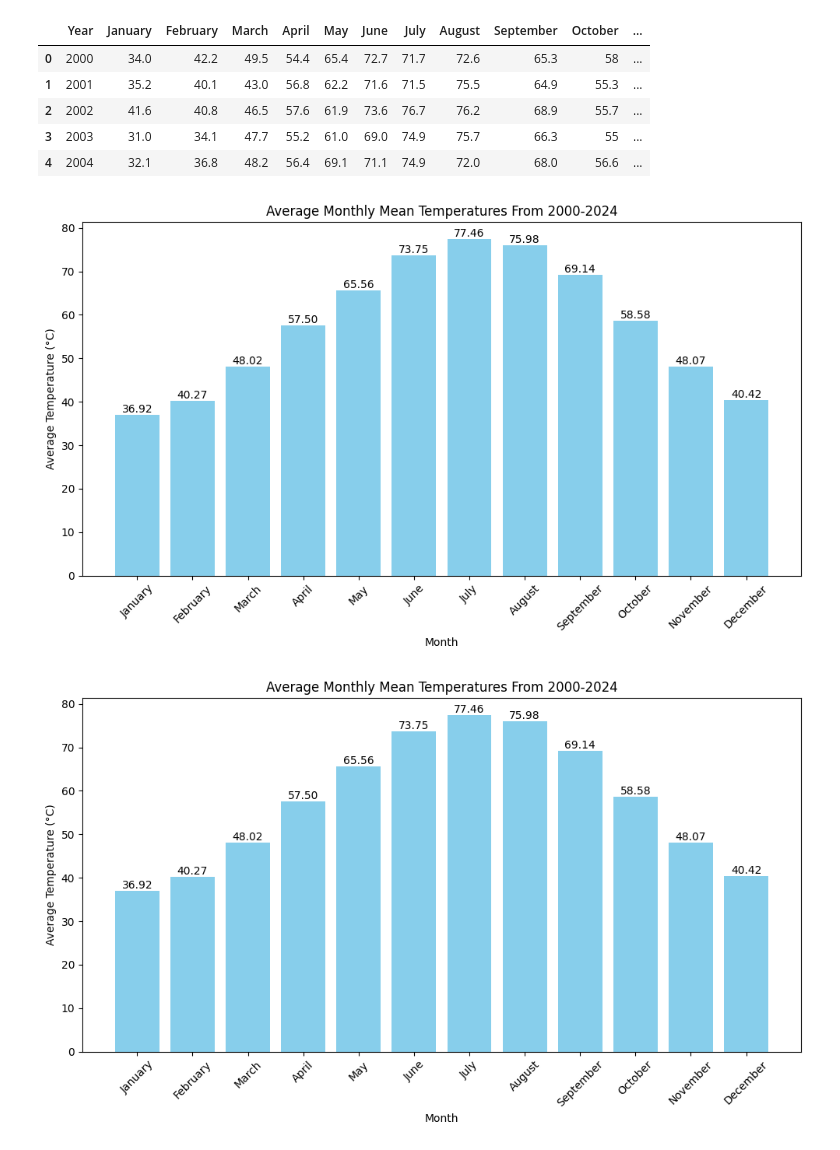
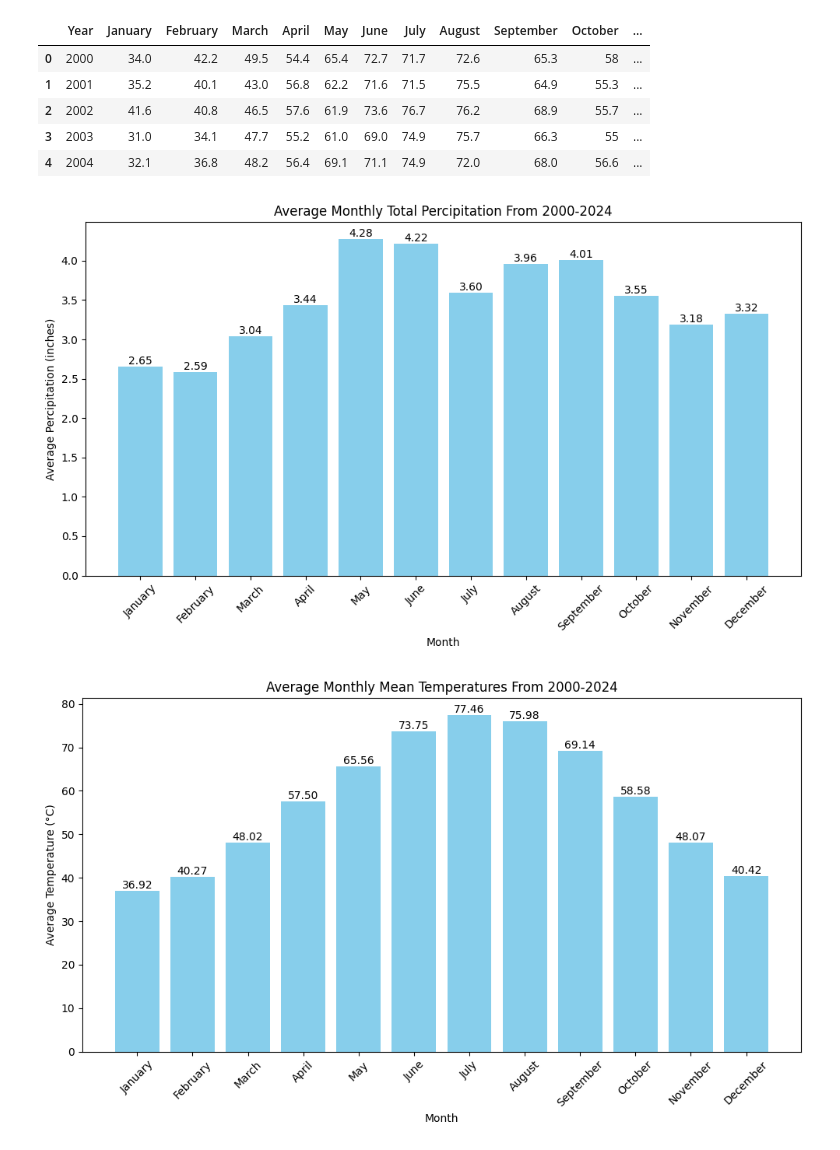
Before and after one commit to phipyao/ds4002-project-2, a Jupyter notebook: SCRIPTS/code.ipynb, the cells around one changed output. Saved outputs shown, nothing was run; the diff lists cells and outputs as text; code cells hidden in the pictures.

```diff
--- a/SCRIPTS/code.ipynb
+++ b/SCRIPTS/code.ipynb
@@ -6,7 +6,7 @@ import pandas as pd
 import matplotlib.pyplot as plt
 import seaborn as sns
 # %%
-df1=pd.read_csv('../DATA/cville_monthly_percip_total.csv')
+df1=pd.read_csv('../DATA/cville_monthly_precip_total.csv')
 df1.head()
 # %% [output]
 |  | Year | January | February | March | April | May | June | July | August | September | October | ... |
@@ -28,38 +28,38 @@ df2.head()
 # %%
 df1.replace('M', pd.NA, inplace=True)
 
-# Drop annual temperature
+# Drop annual percipitation
 if 'Annual' in df1.columns:
     df1 = df1.drop(columns=['Annual'])
 
 # Convert the data to numeric (ignores non-numeric values like NaN)
 for month in df1.columns[1:]:  # Skip the 'Year' column
     df1[month] = pd.to_numeric(df1[month], errors='coerce')
 
-# Calculate the average mean temperature for each month
+# Calculate the average total percipitation for each month
 monthly_avg = df1.iloc[:, 1:].mean()
 
 
 
 # Create the bar chart
 plt.figure(figsize=(10, 6))
 
 bars = plt.bar(monthly_avg.index, monthly_avg.values, color='skyblue')
 
 # Display exact values on top of each bar
 for bar in bars:
     height = bar.get_height()
     plt.text(bar.get_x() + bar.get_width() / 2, height, f'{height:.2f}',
              ha='center', va='bottom')
 
 plt.xlabel('Month')
-plt.ylabel('Average Temperature (°C)')
-plt.title('Average Monthly Mean Percipitation From 2000-2024')
+plt.ylabel('Average Percipitation (inches)')
+plt.title('Average Monthly Total Percipitation From 2000-2024')
 plt.xticks(rotation=45)
 plt.tight_layout()
 plt.show()
 # %% [output]
-[figure, old version]
+[figure, new version]
 # %%
 df2.replace('M', pd.NA, inplace=True)
 
```
Also changed, not shown: parts of 1 cell of this notebook, 2 other files.
